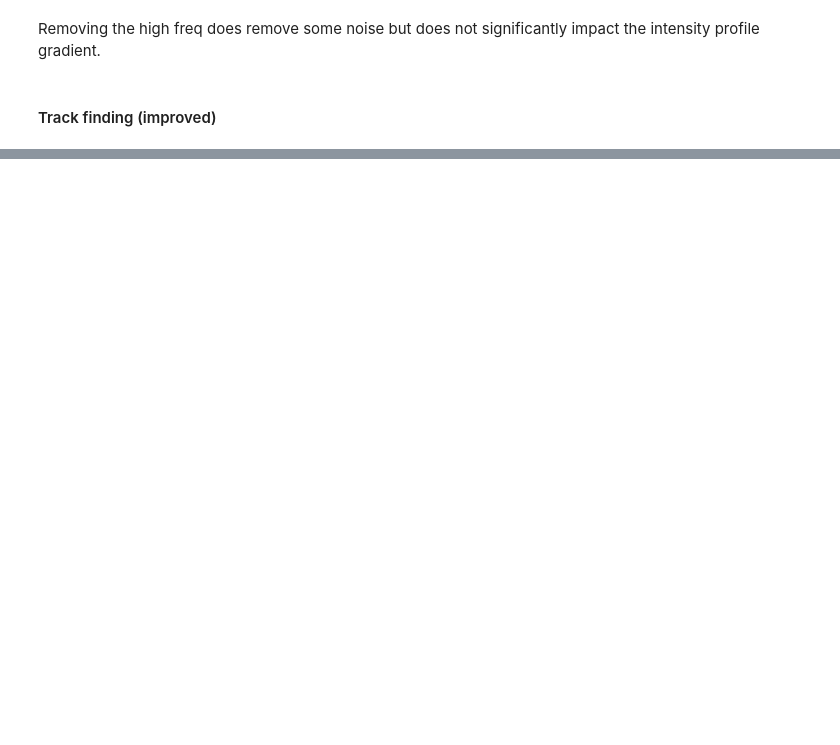
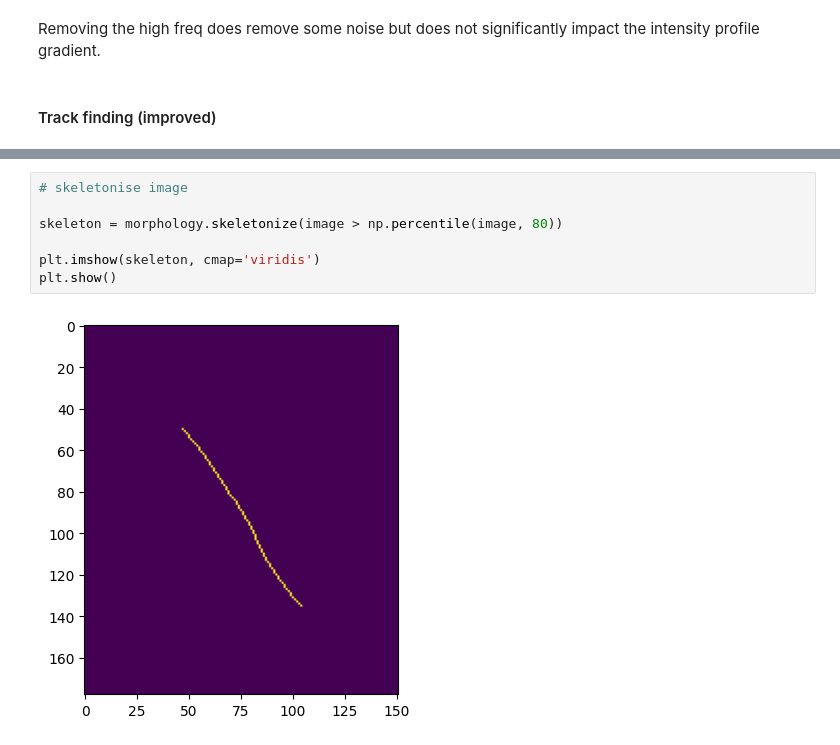
Before and after one commit to benstevens26/NRML-ANN, a Jupyter notebook: notebooks/feature_extraction.ipynb, the cells around one changed output, grey strips where cells are left out. Cells and saved outputs as stored; diff of their text form; blank space fills up the shorter version.

```diff
--- a/notebooks/feature_extraction.ipynb
+++ b/notebooks/feature_extraction.ipynb
@@ -540,0 +537,9 @@ Removing the high freq does remove some noise but does not significantly impact
+# %%
+# skeletonise image
+
+skeleton = morphology.skeletonize(image > np.percentile(image, 80))
+
+plt.imshow(skeleton, cmap='viridis')
+plt.show()
+# %% [output]
+[figure, added]
```
Also changed, not shown: parts of 23 cells of this notebook.
